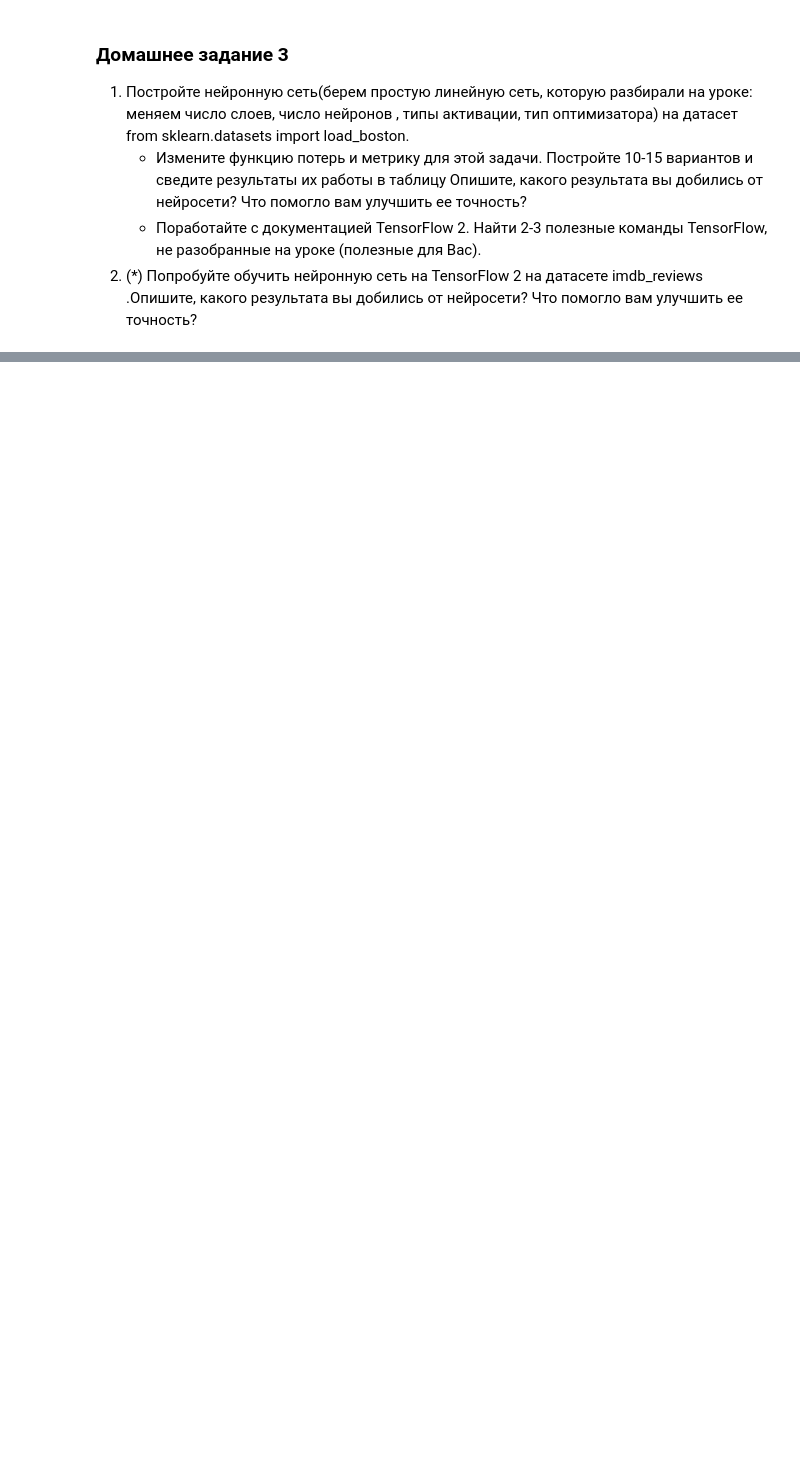
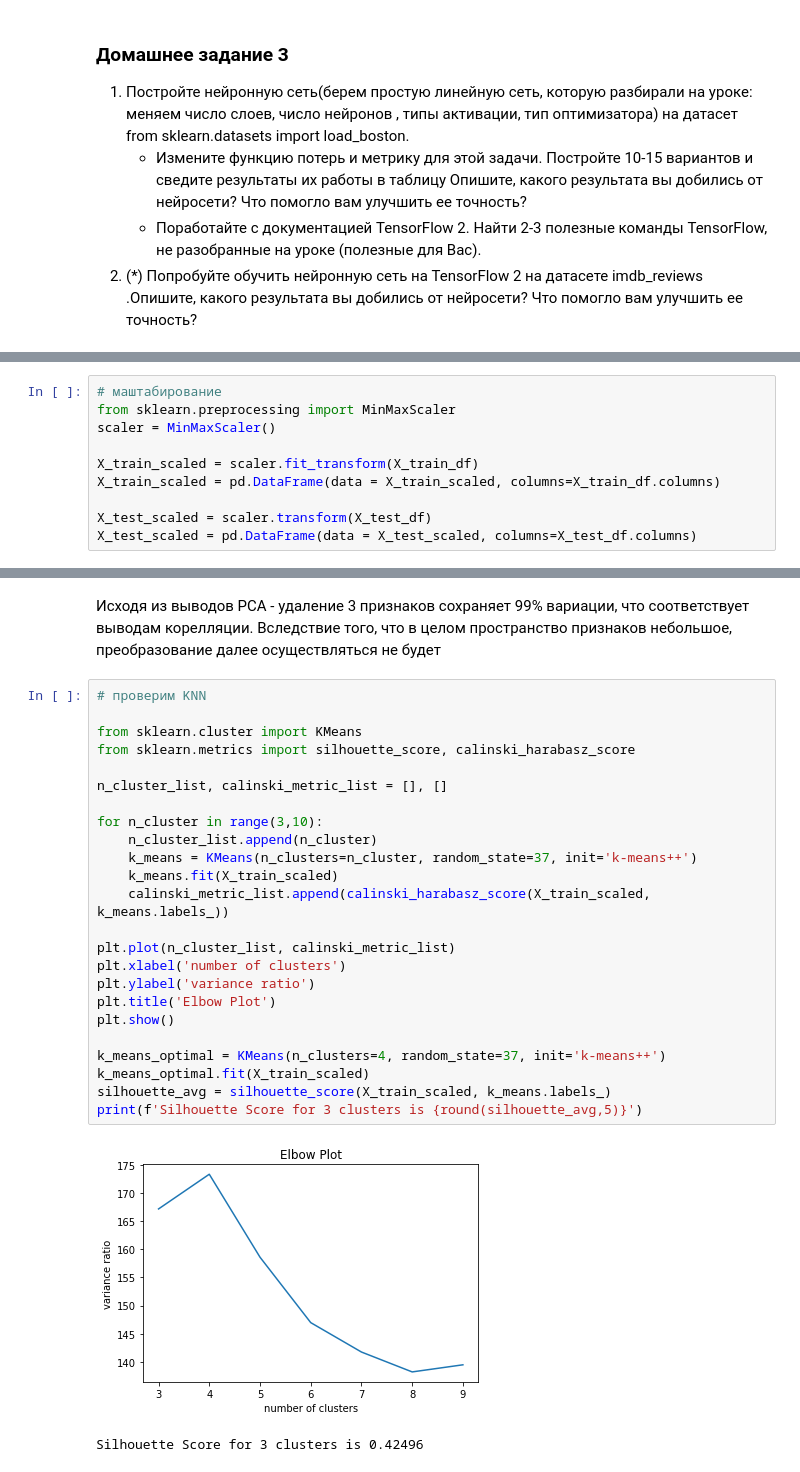
Before and after one commit to achinyaev/neuro_net, a Jupyter notebook: hw03.ipynb, the cells around one changed output, grey strips where cells are left out. Cells and saved outputs as stored; diff of their text form; blank space fills up the shorter version.

```diff
--- a/hw03.ipynb
+++ b/hw03.ipynb
@@ -9,0 +218,10 @@
+# %%
+# маштабирование
+from sklearn.preprocessing import MinMaxScaler
+scaler = MinMaxScaler()
+
+X_train_scaled = scaler.fit_transform(X_train_df)
+X_train_scaled = pd.DataFrame(data = X_train_scaled, columns=X_train_df.columns)
+
+X_test_scaled = scaler.transform(X_test_df)
+X_test_scaled = pd.DataFrame(data = X_test_scaled, columns=X_test_df.columns)
@@ -9,0 +248,30 @@
+# %% [markdown]
+Исходя из выводов РСА - удаление 3 признаков сохраняет 99% вариации, что соответствует выводам корелляции.
+Вследствие того, что в целом пространство признаков небольшое, преобразование далее осуществляться не будет
+# %%
+# проверим KNN
+
+from sklearn.cluster import KMeans
+from sklearn.metrics import silhouette_score, calinski_harabasz_score
+
+n_cluster_list, calinski_metric_list = [], []
+
+for n_cluster in range(3,10):
+    n_cluster_list.append(n_cluster)
+    k_means = KMeans(n_clusters=n_cluster, random_state=37, init='k-means++')
+    k_means.fit(X_train_scaled)
+    calinski_metric_list.append(calinski_harabasz_score(X_train_scaled, k_means.labels_))
+
+plt.plot(n_cluster_list, calinski_metric_list)
+plt.xlabel('number of clusters')
+plt.ylabel('variance ratio')
+plt.title('Elbow Plot')
+plt.show()
+
+k_means_optimal = KMeans(n_clusters=4, random_state=37, init='k-means++')
+k_means_optimal.fit(X_train_scaled)
+silhouette_avg = silhouette_score(X_train_scaled, k_means.labels_)
+print(f'Silhouette Score for 3 clusters is {round(silhouette_avg,5)}')
+# %% [output]
+[figure, added]
+Silhouette Score for 3 clusters is 0.42496
```
Also changed, not shown: parts of 37 cells of this notebook.
